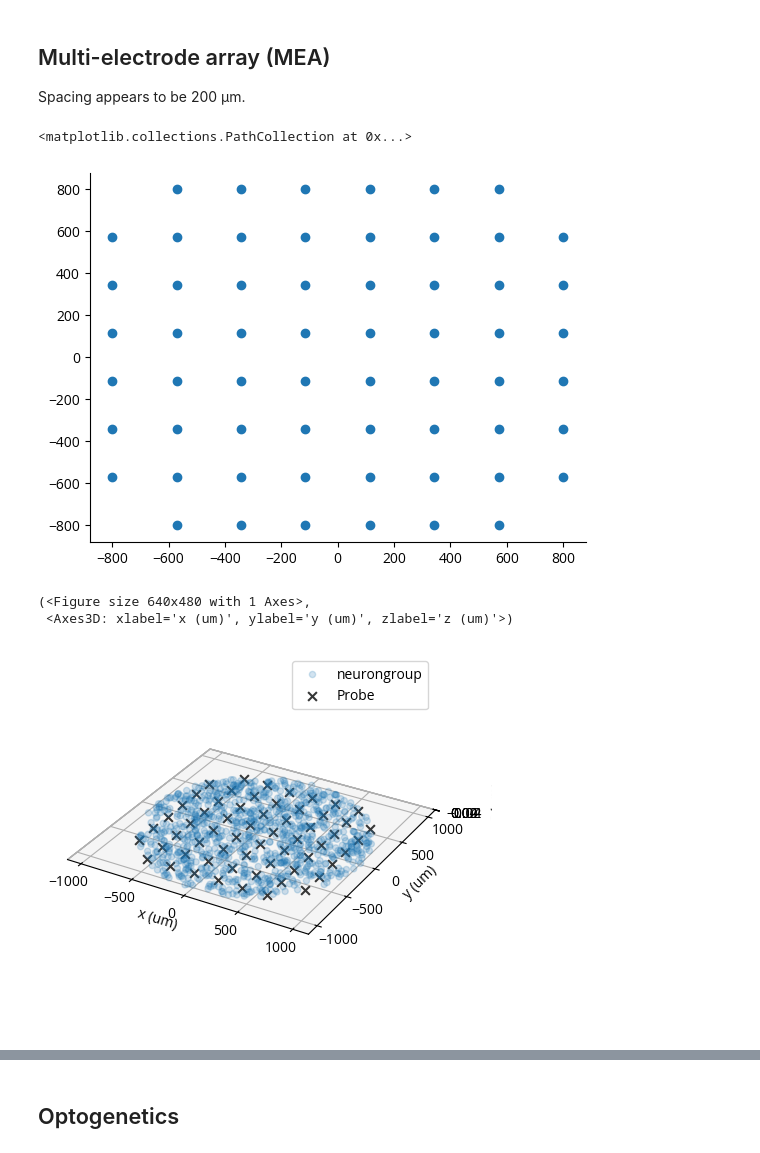
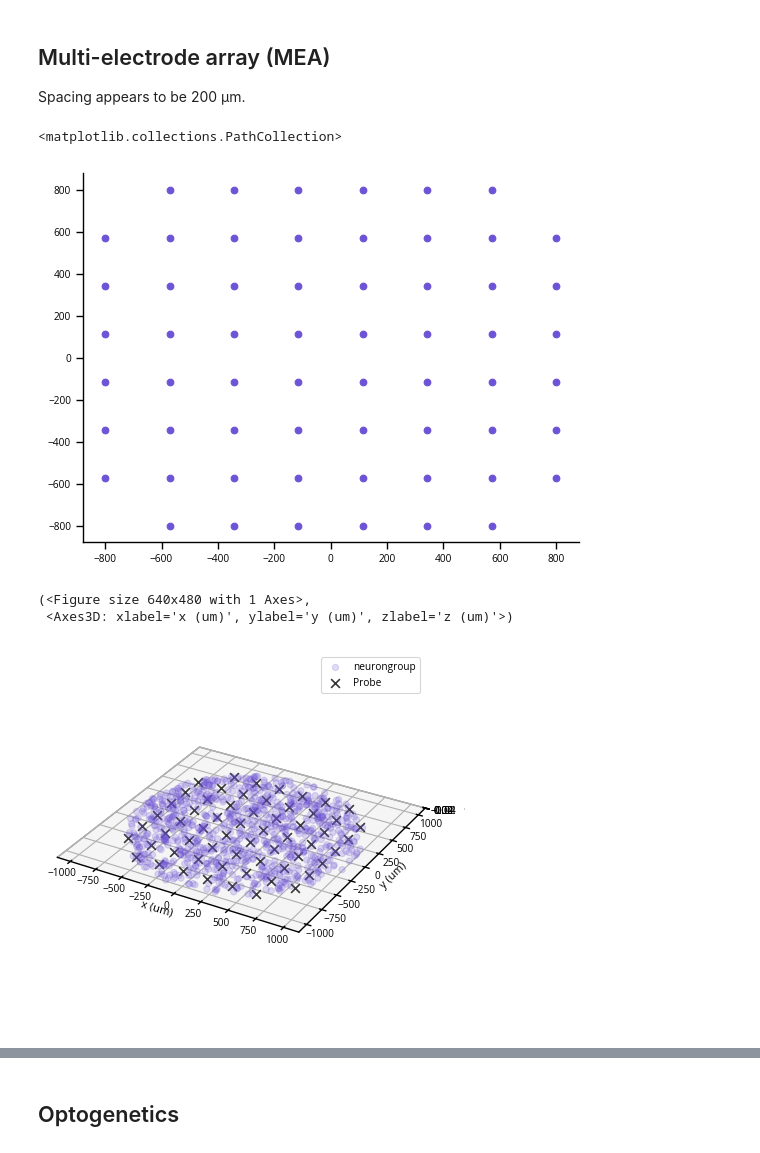
Before and after one commit to siplab-gt/cleo, a Jupyter notebook: notebooks/newman15_validation.ipynb, the cells around one changed output, grey strips where cells are left out. Cells and saved outputs as stored; diff of their text form; code cells hidden in the pictures.

```diff
--- a/notebooks/newman15_validation.ipynb
+++ b/notebooks/newman15_validation.ipynb
@@ -5,11 +5,14 @@
 
 ![Newman et al. 2015 Fig 2A](attachment:image.png)
 # %%
+import os
 import numpy as np
 import matplotlib.pyplot as plt
 import brian2 as b2
 import cleo
 
 b2.prefs.codegen.target = "cython"
-rng = np.random.default_rng()
-plt.rc("svg", fonttype="none")
+b2.seed(19181211)
+rng = np.random.default_rng(19181211)
+cleo.utilities.style_plots_for_paper()
+cleo.utilities.set_seed(20080803)
@@ -91,9 +122,9 @@ J_excit = w0
 J_inhib = -g * w0
 
 lif_dynamics = """
-dv/dt = (-(v-v_rest) + Rm*(I_ChR2R + I_eNpHR3)) / membrane_time_scale : volt (unless refractory)
-I_ChR2R : amp
-I_eNpHR3 : amp
+dv/dt = (-(v-v_rest) + Rm*(Iopto_exc + Iopto_inh)) / membrane_time_scale : volt (unless refractory)
+Iopto_exc : amp
+Iopto_inh : amp
 """
 
 neurons = b2.NeuronGroup(
@@ -187,20 +217,21 @@ xy = np.delete(xy, [0, n_side - 1, -n_side, -1], 0) * b2.meter
 plt.scatter(xy[:, 0] / b2.um, xy[:, 1] / b2.um)
 # xy
 # %% [output]
-<matplotlib.collections.PathCollection at 0x...>
+<matplotlib.collections.PathCollection>
-[figure, old version]
+[figure, new version]
 # %%
 xyz = np.column_stack([xy, np.zeros(xy.shape[0])]) * b2.meter
-spikes = cleo.ephys.SortedSpiking(
-    r_perfect_detection=40 * b2.um, r_half_detection=80 * b2.um
-)
+# before Cleo v0.18 r_half_detection was 80 um
+# to get similar 50% detection at 80 um, we set
+# r_nf = 2 * r_half_detection + r0
+spikes = cleo.ephys.SortedSpiking(r_noise_floor=165 * b2.um)
 probe = cleo.ephys.Probe(coords=xyz, signals=[spikes])
 sim.inject(probe, neurons)
 cleo.viz.plot(neurons, devices=[probe])
 # %% [output]
 (<Figure size 640x480 with 1 Axes>,
  <Axes3D: xlabel='x (um)', ylabel='y (um)', zlabel='z (um)'>)
-[figure, old version]
+[figure, new version]
 # %%
 # sigma_ext = 0.05
 # neurons.w_external_factor = rng.lognormal(0, sigma_ext, neurons.N) / np.exp(sigma_ext**2 / 2)
```
Also changed, not shown: parts of 17 cells of this notebook, 12 other files.
